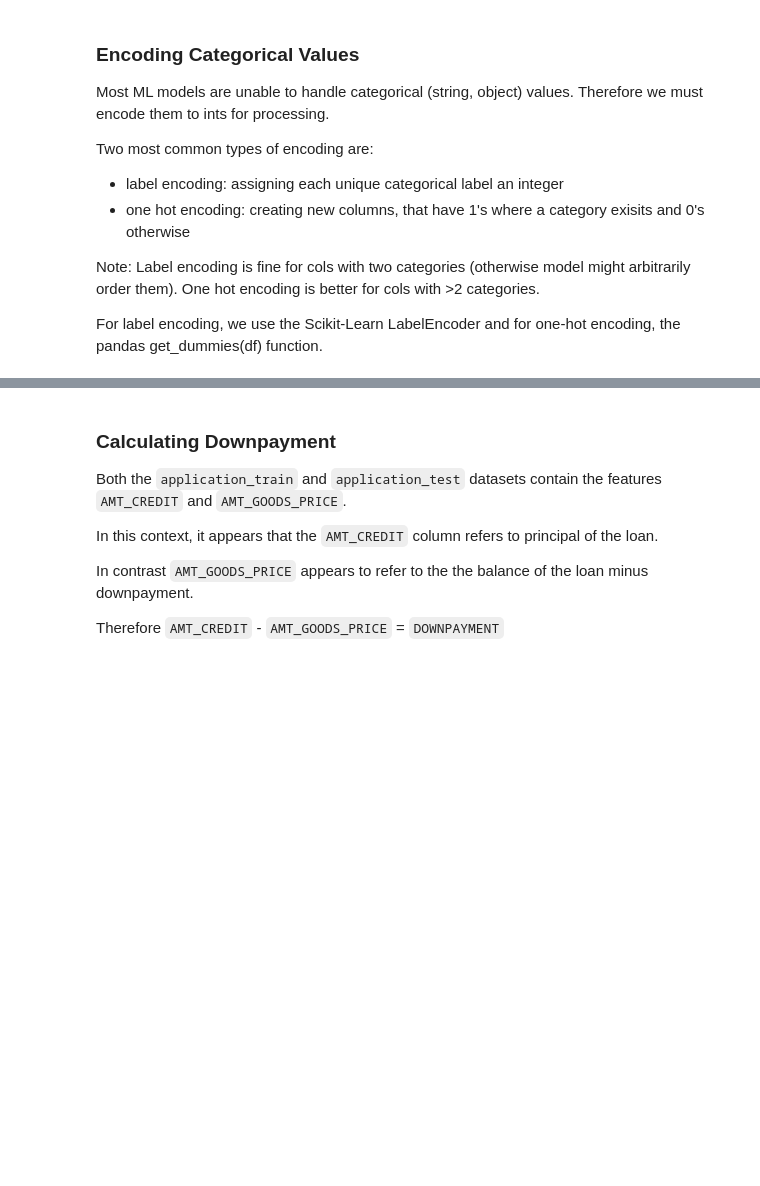
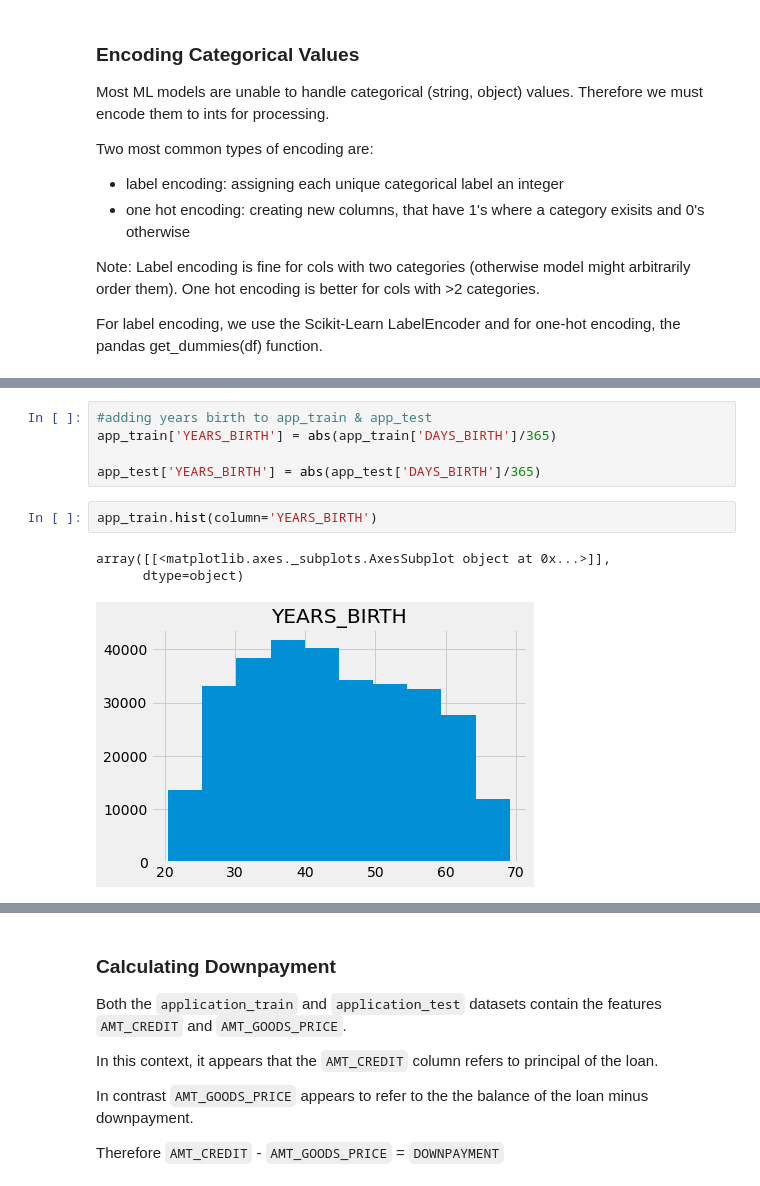
Before and after one commit to msandare/Credit_Risk_Predictor, a Jupyter notebook: credit_risk.ipynb, the cells around one changed output, grey strips where cells are left out. Cells and saved outputs as stored; diff of their text form; blank space fills up the shorter version.

```diff
--- a/credit_risk.ipynb
+++ b/credit_risk.ipynb
@@ -140,0 +257,11 @@ app_train = utilities.one_hot_encoder(app_train)
+# %%
+#adding years birth to app_train & app_test
+app_train['YEARS_BIRTH'] = abs(app_train['DAYS_BIRTH']/365)
+
+app_test['YEARS_BIRTH'] = abs(app_test['DAYS_BIRTH']/365)
+# %%
+app_train.hist(column='YEARS_BIRTH')
+# %% [output]
+array([[<matplotlib.axes._subplots.AxesSubplot object at 0x...>]],
+      dtype=object)
+[figure, added]
```
Also changed, not shown: parts of 26 cells of this notebook, 1 other file.
